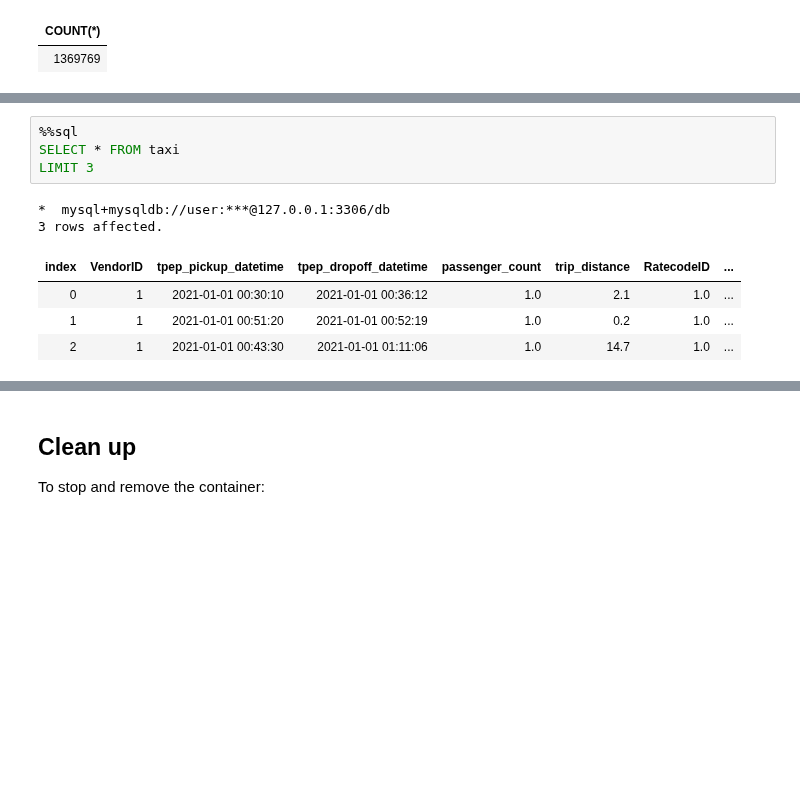
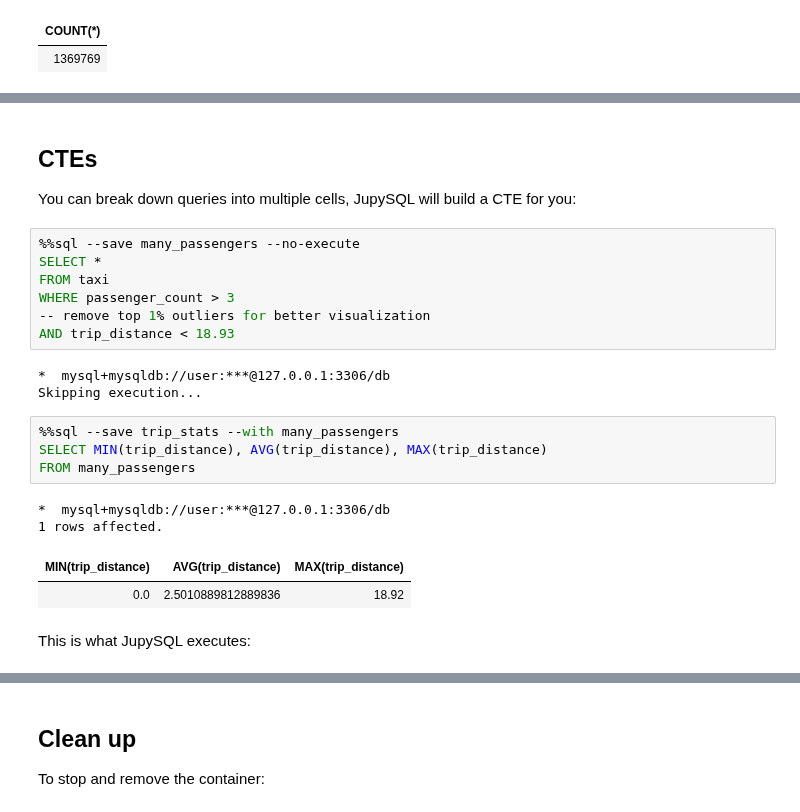
Before and after one commit to catherinedevlin/ipython-sql, a Jupyter notebook: doc/integrations/mariadb.ipynb, the cells around one changed output, grey strips where cells are left out. Saved outputs shown, nothing was run; the diff lists cells and outputs as text; blank space fills up the shorter version.

```diff
--- a/doc/integrations/mariadb.ipynb
+++ b/doc/integrations/mariadb.ipynb
@@ -109,11 +145,25 @@ SELECT COUNT(*) FROM taxi
+# %% [markdown]
+## CTEs
+
+You can break down queries into multiple cells, JupySQL will build a CTE for you:
 # %%
-%%sql
-SELECT * FROM taxi
-LIMIT 3
+%%sql --save many_passengers --no-execute
+SELECT *
+FROM taxi
+WHERE passenger_count > 3
+-- remove top 1% outliers for better visualization
+AND trip_distance < 18.93
 # %% [output]
 *  mysql+mysqldb://user:***@127.0.0.1:3306/db
-3 rows affected.
+Skipping execution...
-| index | VendorID | tpep_pickup_datetime | tpep_dropoff_datetime | passenger_count | trip_distance | RatecodeID | ... |
-| 0 | 1 | 2021-01-01 00:30:10 | 2021-01-01 00:36:12 | 1.0 | 2.1 | 1.0 | ... |
-| 1 | 1 | 2021-01-01 00:51:20 | 2021-01-01 00:52:19 | 1.0 | 0.2 | 1.0 | ... |
-| 2 | 1 | 2021-01-01 00:43:30 | 2021-01-01 01:11:06 | 1.0 | 14.7 | 1.0 | ... |
+# %%
+%%sql --save trip_stats --with many_passengers
+SELECT MIN(trip_distance), AVG(trip_distance), MAX(trip_distance)
+FROM many_passengers
+# %% [output]
+*  mysql+mysqldb://user:***@127.0.0.1:3306/db
+1 rows affected.
+| MIN(trip_distance) | AVG(trip_distance) | MAX(trip_distance) |
+| 0.0 | 2.5010889812889836 | 18.92 |
+# %% [markdown]
+This is what JupySQL executes:
```
Also changed, not shown: parts of 16 cells of this notebook, 5 other files.
